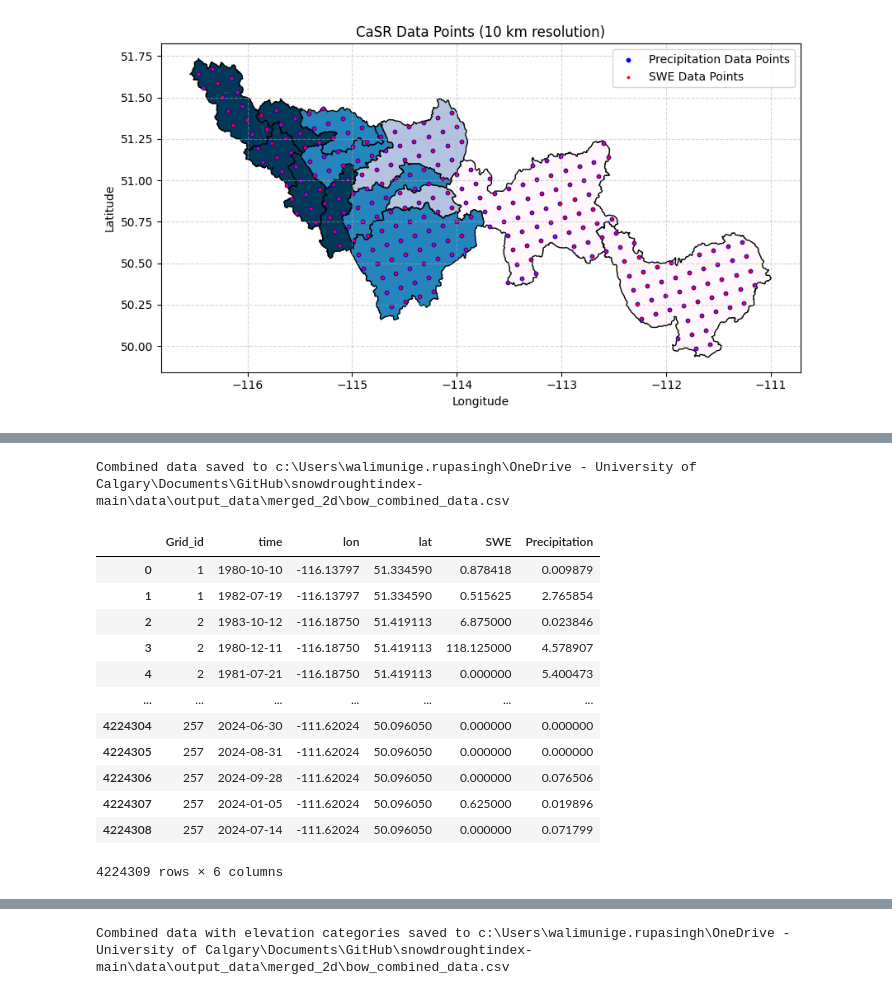
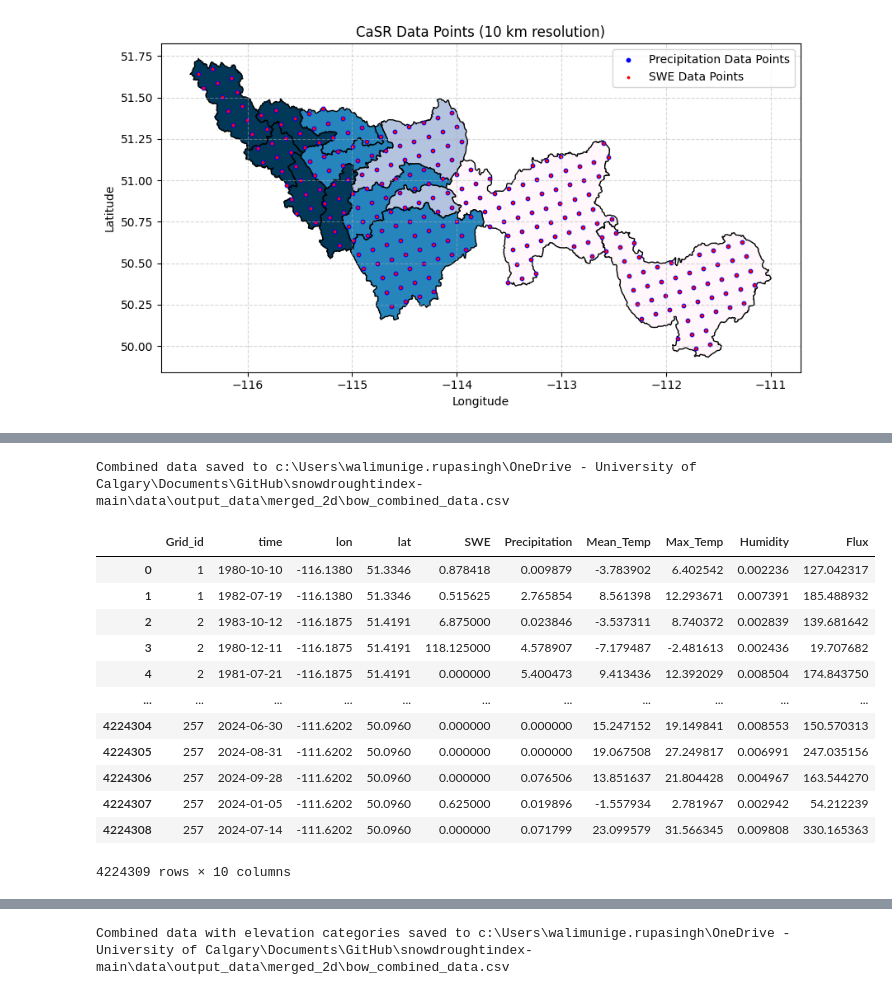
Before and after one commit to Nadiesenali/snowdroughtindex-main, a Jupyter notebook: notebooks/workflows/0.3_CaSR_data_preparation.ipynb, the cells around one changed output, grey strips where cells are left out. Drawn from its saved outputs; the diff is of its cells as text; code cells hidden in the pictures.

```diff
--- a/notebooks/workflows/0.3_CaSR_data_preparation.ipynb
+++ b/notebooks/workflows/0.3_CaSR_data_preparation.ipynb
@@ -54,7 +54,7 @@ config = {
     'shapefile_dir': project_root / 'data' / 'input_data' / 'shapefiles'/'BowRiverBasin'/'Bow_elevation_combined.shp',
     'combined_casr_dir': project_root / 'data' / 'output_data' / 'combined_casr'/'1980_2024',
     'elevation_windows_dir': project_root / 'data' / 'output_data' / 'elevation'/'1980_2024',
-    'merged_output_dir': project_root / 'data' / 'output_data' / 'merged_2d',
+    'merged_output_dir': project_root / 'data' / 'output_data' / 'merged_2d'/'1980_2024',
     'plots': project_root / 'data' / 'output_plots' / '1980_2024',
 }
 
@@ -464,56 +514,39 @@ display(combined_data)
 # %%
-# Rename columns to standard names for easier use
-combined_data = combined_data.rename(
-	columns={
-		'CaSR_v3.1_P_SWE_LAND': 'SWE',
-		'CaSR_v3.1_A_PR24_SFC': 'Precipitation'
-	}
-)
-
-#keep only the columns of interest (use the already renamed columns)
-combined_data = combined_data[['time', 'lon', 'lat', 'SWE', 'Precipitation']]
-
-#conver back to dataframe
-combined_data = pd.DataFrame(combined_data)
-
 # convert precipitation from m to mm
 combined_data['Precipitation'] = combined_data['Precipitation'] * 1000  # Convert from meters to millimeters
 # Convert SWE from kg/m^2 to mm (assuming density of water is 1000 kg/m^3)
-
-# Convert 'time' column to datetime format
-combined_data['time'] = pd.to_datetime(combined_data['time']).dt.date
 
 # add a new column Grid_id with unique values based on lat and lon
 # Assign unique integer Grid_id for each unique (lat, lon) pair
 unique_coords = combined_data[['lat', 'lon']].drop_duplicates().reset_index(drop=True)
 unique_coords['Grid_id'] = range(1, len(unique_coords) + 1)
 combined_data = combined_data.merge(unique_coords, on=['lat', 'lon'], how='left')
 combined_data['Grid_id'] = combined_data['Grid_id'].astype(int)
 
 # Reorder columns to have 'Grid_id' at the beginning and use new column names
-combined_data = combined_data[['Grid_id', 'time', 'lon', 'lat', 'SWE', 'Precipitation']]
+combined_data = combined_data[['Grid_id', 'time', 'lon', 'lat', 'SWE', 'Precipitation', 'Mean_Temp', 'Max_Temp', 'Humidity', 'Flux']]
 
 # Save the combined data to a CSV file
 output_file_combined = config['merged_output_dir'] / 'bow_combined_data.csv'
 combined_data.to_csv(output_file_combined, index=False)
 print(f"Combined data saved to {output_file_combined}")
 # Display the first few rows of the combined dataframe
 display(combined_data)
 # %% [output]
 Combined data saved to c:\Users\walimunige.rupasingh\OneDrive - University of Calgary\Documents\GitHub\snowdroughtindex-main\data\output_data\merged_2d\bow_combined_data.csv
-|  | Grid_id | time | lon | lat | SWE | Precipitation |
-| 0 | 1 | 1980-10-10 | -116.13797 | 51.334590 | 0.878418 | 0.009879 |
-| 1 | 1 | 1982-07-19 | -116.13797 | 51.334590 | 0.515625 | 2.765854 |
-| 2 | 2 | 1983-10-12 | -116.18750 | 51.419113 | 6.875000 | 0.023846 |
-| 3 | 2 | 1980-12-11 | -116.18750 | 51.419113 | 118.125000 | 4.578907 |
-| 4 | 2 | 1981-07-21 | -116.18750 | 51.419113 | 0.000000 | 5.400473 |
-| ... | ... | ... | ... | ... | ... | ... |
-| 4224304 | 257 | 2024-06-30 | -111.62024 | 50.096050 | 0.000000 | 0.000000 |
-| 4224305 | 257 | 2024-08-31 | -111.62024 | 50.096050 | 0.000000 | 0.000000 |
-| 4224306 | 257 | 2024-09-28 | -111.62024 | 50.096050 | 0.000000 | 0.076506 |
-| 4224307 | 257 | 2024-01-05 | -111.62024 | 50.096050 | 0.625000 | 0.019896 |
-| 4224308 | 257 | 2024-07-14 | -111.62024 | 50.096050 | 0.000000 | 0.071799 |
+|  | Grid_id | time | lon | lat | SWE | Precipitation | Mean_Temp | Max_Temp | Humidity | Flux |
+| 0 | 1 | 1980-10-10 | -116.1380 | 51.3346 | 0.878418 | 0.009879 | -3.783902 | 6.402542 | 0.002236 | 127.042317 |
+| 1 | 1 | 1982-07-19 | -116.1380 | 51.3346 | 0.515625 | 2.765854 | 8.561398 | 12.293671 | 0.007391 | 185.488932 |
+| 2 | 2 | 1983-10-12 | -116.1875 | 51.4191 | 6.875000 | 0.023846 | -3.537311 | 8.740372 | 0.002839 | 139.681642 |
+| 3 | 2 | 1980-12-11 | -116.1875 | 51.4191 | 118.125000 | 4.578907 | -7.179487 | -2.481613 | 0.002436 | 19.707682 |
+| 4 | 2 | 1981-07-21 | -116.1875 | 51.4191 | 0.000000 | 5.400473 | 9.413436 | 12.392029 | 0.008504 | 174.843750 |
+| ... | ... | ... | ... | ... | ... | ... | ... | ... | ... | ... |
+| 4224304 | 257 | 2024-06-30 | -111.6202 | 50.0960 | 0.000000 | 0.000000 | 15.247152 | 19.149841 | 0.008553 | 150.570313 |
+| 4224305 | 257 | 2024-08-31 | -111.6202 | 50.0960 | 0.000000 | 0.000000 | 19.067508 | 27.249817 | 0.006991 | 247.035156 |
+| 4224306 | 257 | 2024-09-28 | -111.6202 | 50.0960 | 0.000000 | 0.076506 | 13.851637 | 21.804428 | 0.004967 | 163.544270 |
+| 4224307 | 257 | 2024-01-05 | -111.6202 | 50.0960 | 0.625000 | 0.019896 | -1.557934 | 2.781967 | 0.002942 | 54.212239 |
+| 4224308 | 257 | 2024-07-14 | -111.6202 | 50.0960 | 0.000000 | 0.071799 | 23.099579 | 31.566345 | 0.009808 | 330.165363 |
-4224309 rows × 6 columns
+4224309 rows × 10 columns
 # %%
 # Prepare a GeoDataFrame for unique grid points
 grid_points = gpd.GeoDataFrame(
```
Also changed, not shown: parts of 6 cells of this notebook, 2 other files.
